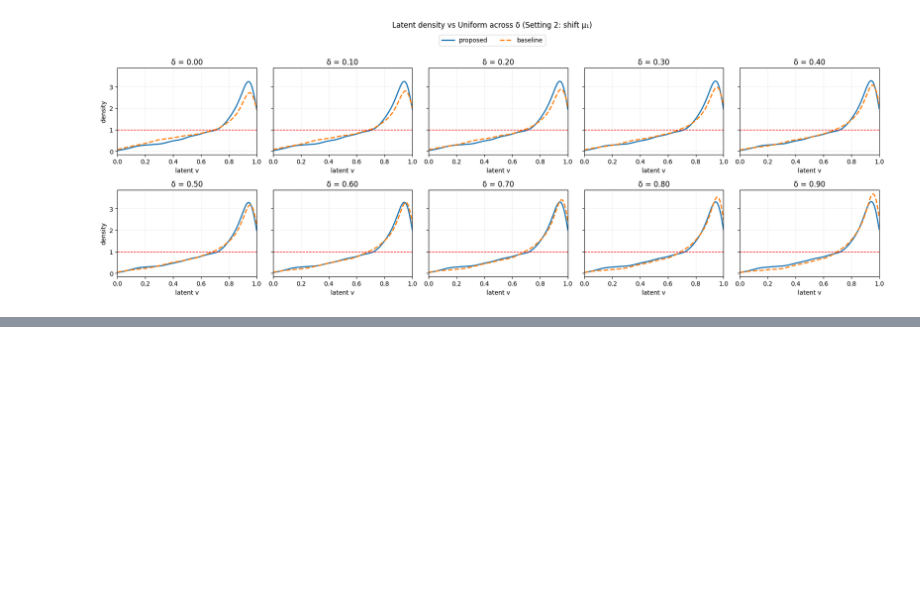
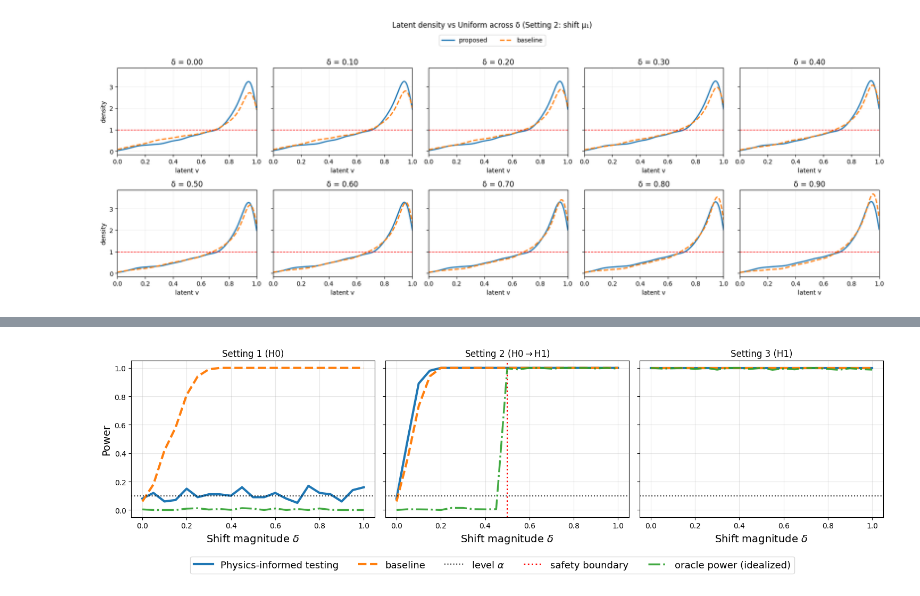
Before and after one commit to Minxing-Zheng/physics_informed_testing, a Jupyter notebook: experiment/model_diagnostics.ipynb, the cells around one changed output, grey strips where cells are left out. Cells and saved outputs as stored; diff of their text form; code cells hidden in the pictures; blank space fills up the shorter version.

```diff
--- a/experiment/model_diagnostics.ipynb
+++ b/experiment/model_diagnostics.ipynb
@@ -708,0 +1132,78 @@ plt.show()
+# %%
+deltas = np.linspace(0, 1, 21)
+truncate_box = (-3.0, 3.0)
+n_reps = 100
+
+
+df1 = sweep_direction_parallel_twosample_ks(mu_base=(0,0),  direction=(0,1), deltas=deltas,
+                                  truncate_box=truncate_box, n_reps=n_reps)
+df2 = sweep_direction_parallel_twosample_ks(mu_base=(0,0),  direction=(1,0), deltas=deltas,
+                                  truncate_box=truncate_box, n_reps=n_reps)
+df3 = sweep_direction_parallel_twosample_ks(mu_base=(-1,0), direction=(0,1), deltas=deltas,
+                                  truncate_box=truncate_box, n_reps=n_reps)
+# %%
+
+def plot_power_three(df1, df2, df3, *, alpha=0.1, boundary_delta=0.8, jitter=0.015, seed=0):
+    fig, axes = plt.subplots(1, 3, figsize=(15, 4), sharey=True)
+
+    titles = [
+        r"Setting 1 (H0)",
+        r"Setting 2 (H0$\to$H1)",
+        r"Setting 3 (H1)",
+    ]
+
+    rng = np.random.default_rng(seed)
+
+    for k, (ax, df, title) in enumerate(zip(axes, [df1, df2, df3], titles), start=1):
+        delta = df["delta"].to_numpy()
+
+        # empirical power from p-values
+        rej_prop = df["pval"].apply(lambda p: np.mean(np.asarray(p) <= alpha)).to_numpy()
+        rej_base = df["pval_base"].apply(lambda p: np.mean(np.asarray(p) <= alpha)).to_numpy()
+
+        ax.plot(delta, rej_prop, lw=3, label=r"Physics-informed testing")
+        ax.plot(delta, rej_base, lw=3, ls="--", label="baseline")
+
+        # alpha line with label (only label once to avoid duplicate legend entries)
+        ax.axhline(alpha, color="k", ls=":", lw=1.5, alpha=0.8,
+                   label=(r"level $\alpha$" if k == 2 else None))
+
+        # safety boundary (only in setting 2, keep label once)
+        if title.startswith("Setting 2"):
+            ax.axvline(boundary_delta, color="red", ls=":", lw=2,
+                       label="safety boundary")
+
+        # oracle/idealized power curve
+        if title.startswith("Setting 1"):
+            oracle = np.zeros_like(delta)
+        elif title.startswith("Setting 2"):
+            oracle = (delta >= boundary_delta).astype(float)
+        else:  # Setting 3
+            oracle = np.ones_like(delta)
+
+        # jitter so it doesn't overlap perfectly
+        oracle_j = np.clip(oracle + rng.uniform(-jitter, jitter, size=oracle.shape), 0.0, 1.0)
+
+        # plot oracle (step-ish)
+        ax.plot(delta, oracle_j, lw=2.5, ls="-.", alpha=0.9,
+                label=(r"oracle power (idealized)" if k == 2 else None))
+
+        ax.set_xlabel(r"Shift magnitude $\delta$",fontsize=14)
+        ax.set_title(title)
+        ax.set_ylim(-0.05, 1.05)
+        ax.grid(True, alpha=0.3)
+
+    axes[0].set_ylabel(r"Power",fontsize=14)
+
+    handles, labels = axes[1].get_legend_handles_labels()
+    fig.legend(handles, labels, loc="lower center", ncol=5,
+               bbox_to_anchor=(0.5, -0.12), fontsize=13)
+
+    fig.tight_layout()
+    plt.show()
+
+# usage
+alpha=0.1
+plot_power_three(df1, df2, df3, alpha=alpha, boundary_delta=0.5)
+# %% [output]
+[figure, added]
```
Also changed, not shown: parts of 7 cells of this notebook, 16 other files.
